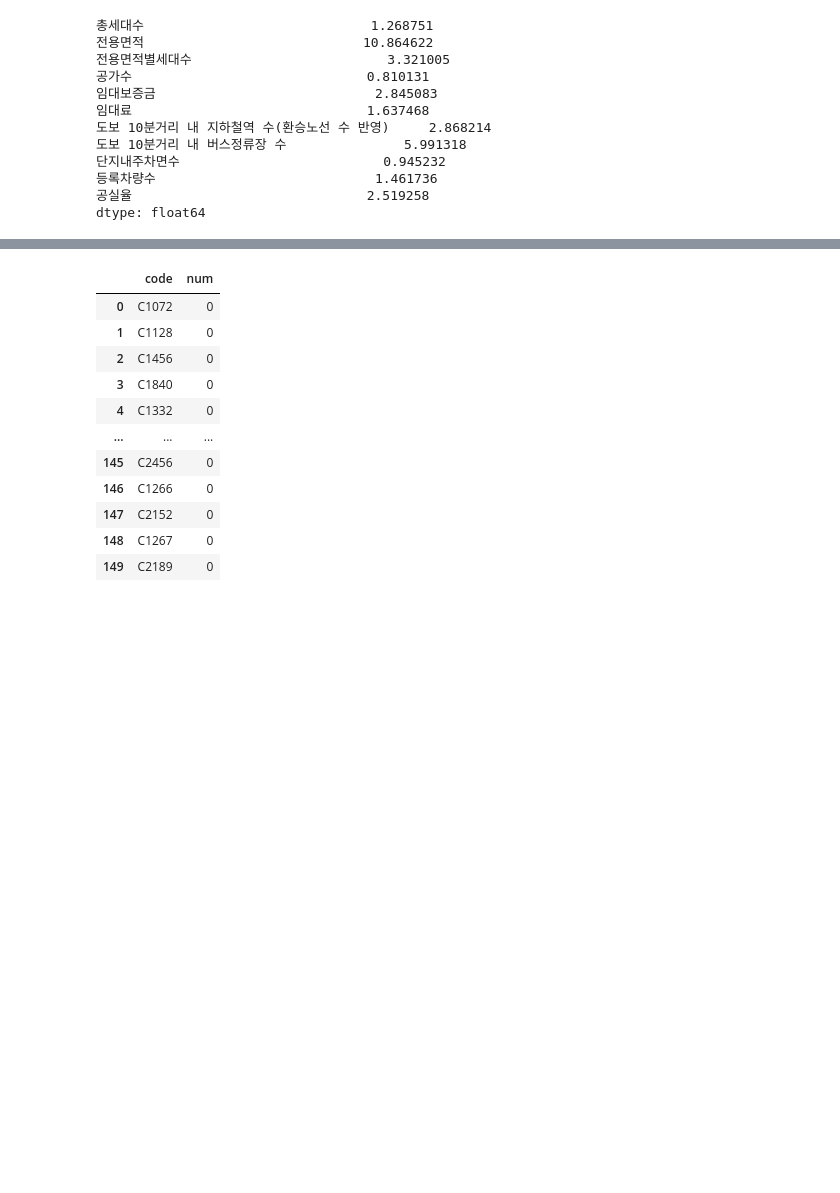
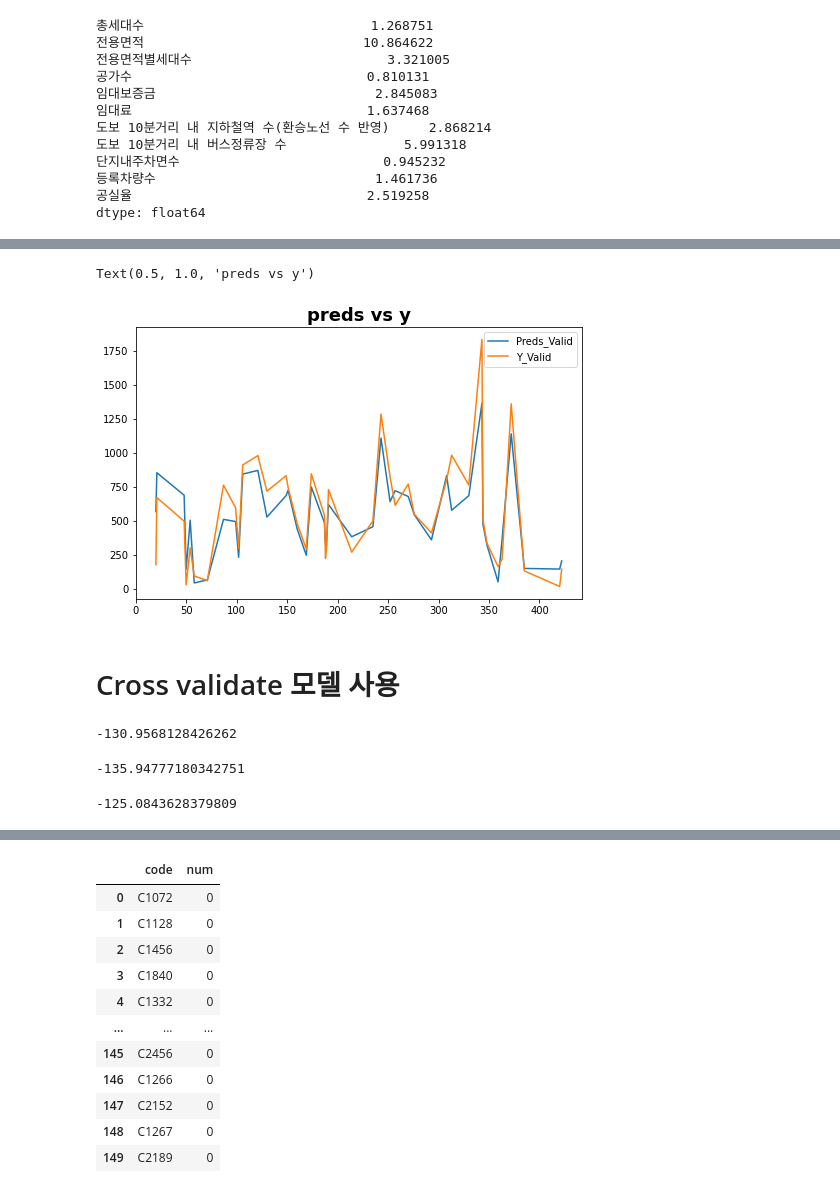
Before and after one commit to O-Kpy/Dacon, a Jupyter notebook: Dacon_주차수요_예측.ipynb, the cells around one changed output, grey strips where cells are left out. Saved outputs shown, nothing was run; the diff lists cells and outputs as text; code cells hidden in the pictures; blank space fills up the shorter version.

```diff
--- a/Dacon_주차수요_예측.ipynb
+++ b/Dacon_주차수요_예측.ipynb
@@ -311,0 +428,3 @@ new_test['공실율'] = new_test['공가수']/new_test['총세대수']*100
+# %%
+new_train = new_train.drop(columns=to_drop)
+new_test = new_test.drop(columns=to_drop)
@@ -378,0 +653,14 @@ Shrink model to first 274 iterations.
+# %%
+skf = StratifiedKFold(n_splits=10, shuffle=True, random_state=42)
+preds_test_xgb = np.zeros((len(x_test)))
+param_xgb = {'learning_rate':0.026}
+
+for i,(train_index, valid_index) in enumerate(kf.split(x_train, y_train)):
+  X_train, X_valid = x_train.iloc[train_index], x_train.iloc[valid_index]
+  Y_train, Y_valid = y_train.iloc[train_index], y_train.iloc[valid_index]
+
+  model_xgb = xgboost.XGBRegressor(n_estimators=3000, **param_xgb)
+  model_xgb.fit(X_train, Y_train, eval_set=[(X_train, Y_train), (X_valid, Y_valid)], verbose=100, early_stopping_rounds=70, eval_metric='mae')
+
+  preds_test_xgb = model_xgb.predict(x_test)
+  preds_valid = model_xgb.predict(X_valid)
@@ -378,0 +685,17 @@ Shrink model to first 274 iterations.
+# %%
+from sklearn.linear_model import ElasticNet
+
+skf = StratifiedKFold(n_splits=10, shuffle=True, random_state=42)
+preds_test_Ela = np.zeros((len(x_test)))
+
+for i,(train_index, valid_index) in enumerate(kf.split(x_train, y_train)):
+  X_train, X_valid = x_train.iloc[train_index], x_train.iloc[valid_index]
+  Y_train, Y_valid = y_train.iloc[train_index], y_train.iloc[valid_index]
+
+  model_Ela = ElasticNet(alpha=0.5, random_state=40)
+  model_Ela.fit(X_train, Y_train)
+
+  preds_test_Ela = model_Ela.predict(x_test)
+  preds_valid = model_Ela.predict(X_valid)
+  MAE = mean_absolute_error(Y_valid, preds_valid)
+  print(f'{i+1}번째 MAE:{MAE}')
@@ -378,0 +713,11 @@ Shrink model to first 274 iterations.
+# %%
+fig, ax = plt.subplots(figsize=(8,5))
+ax.plot(pd.Series(preds_valid, index=Y_valid.index), label='Preds_Valid')
+ax.plot(Y_valid, label='Y_Valid')
+ax.legend()
+ax.set_title('preds vs y', fontsize=18, fontweight='bold')
+# %% [output]
+Text(0.5, 1.0, 'preds vs y')
+[figure, added]
+# %% [markdown]
+# Cross validate 모델 사용
@@ -378,0 +731,18 @@ Shrink model to first 274 iterations.
+# %%
+# ElasticNet
+cross_val = cross_validate(model_Ela, x_train_sel, y_train, scoring=scorer, cv=30, n_jobs=-1, return_estimator=True)
+cross_val['test_score'].mean()
+# %% [output]
+-130.9568128426262
+# %%
+# Ridge
+cross_val = cross_validate(Ridge(alpha=0.5, max_iter=1000, random_state=42, normalize=True), x_train_sel, y_train, scoring=scorer, cv=30, n_jobs=-1, return_estimator=True)
+cross_val['test_score'].mean()
+# %% [output]
+-135.94777180342751
+# %%
+# Lasso
+cross_val = cross_validate(Lasso(alpha=0.5, random_state=42, normalize=True), x_train_sel, y_train, scoring=scorer, cv=30, n_jobs=-1, return_estimator=True)
+cross_val['test_score'].mean()
+# %% [output]
+-125.0843628379809
```
Also changed, not shown: parts of 45 cells of this notebook.
